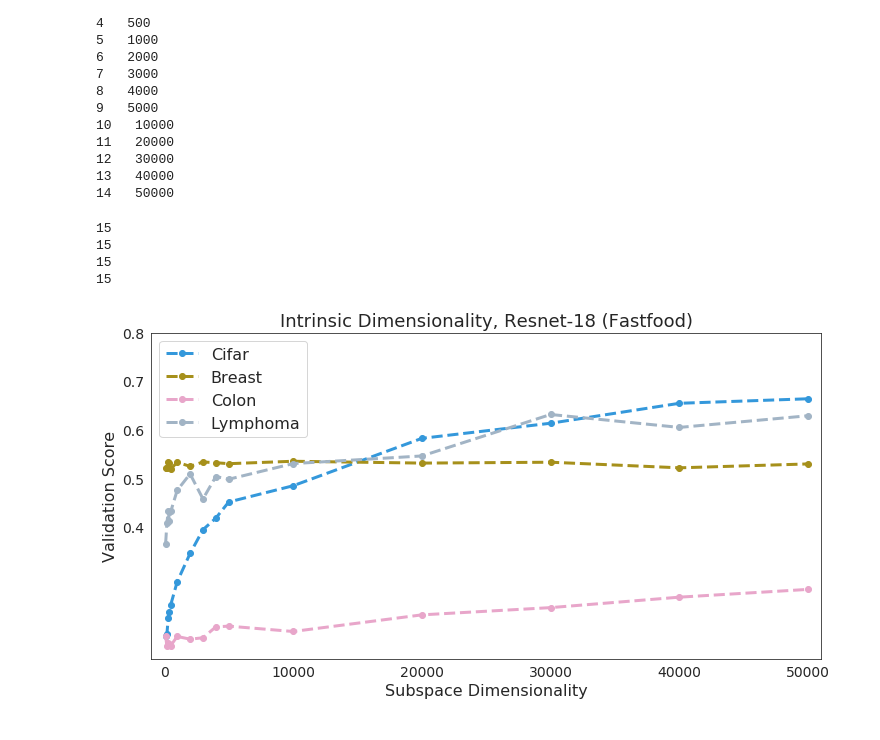
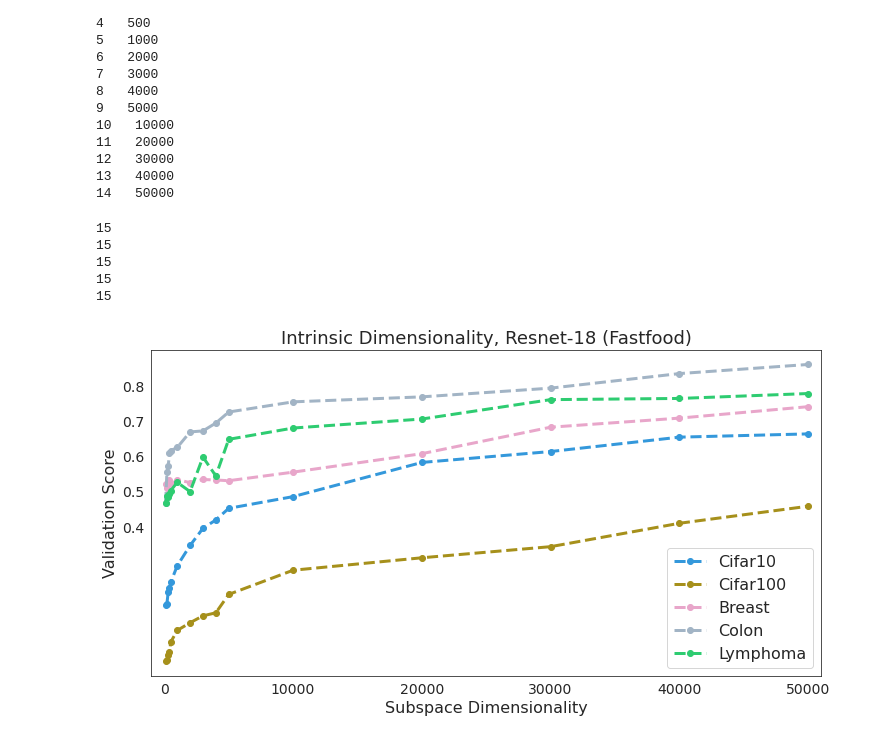
Before and after one commit to jgamper/intrinsic-dimensionality, a Jupyter notebook: notebooks/Multiple datasets.ipynb, the cells around one changed output. Drawn from its saved outputs; the diff is of its cells as text; code cells hidden in the pictures.

Commit message:
colon, cifar100 done

```diff
--- a/notebooks/Multiple datasets.ipynb
+++ b/notebooks/Multiple datasets.ipynb
@@ -40,47 +40,54 @@ cifar = np.array([17.52, 17.96, 21.24, 22.48, 24.05, 28.78,
                34.58, 39.47, 41.86, 45.17, 48.51, 58.26,
                   61.37, 65.47, 66.4])
 print(len(cifar))
-breast = np.array([52.12, 52.15, 53.45, 53.22, 51.95, 53.35,
-                  52.5, 53.4, 53.25, 53.05, 53.55,
-                  53.17, 53.35, 52.2, 53])
+breast = np.array([52.12, 51.07, 52.45, 53.22, 51.95, 53.35,
+                  52.5, 53.4, 53.25, 53.05, 55.49,
+                  60.76, 68.31, 70.9, 74.16])
 print(len(breast))
-colon = np.array([17.69, 15.47, 16.2, 15.87, 15.65, 17.52,
-                  16.96, 17.25, 19.49, 19.64, 18.54,
-                  21.96, 23.45, 25.6, 27.2])
+colon = np.array([46.69, 55.47, 57.2, 60.87, 61.65, 62.52,
+                  66.96, 67.25, 69.49, 72.64, 75.54,
+                  76.96, 79.45, 83.6, 86.2])
 print(len(colon))
-lymphoma = np.array([36.61, 40.79, 43.27, 41.27, 43.23, 47.58,
-                     50.94, 45.8, 50.41, 49.85, 53.07, 54.64,
-                     63.17, 60.51, 62.91])
+lymphoma = np.array([46.61, 48.79, 48.27, 49.27, 50.23, 52.58,
+                     49.94, 59.8, 54.41, 64.85, 68.07, 70.64,
+                     76.17, 76.51, 77.91])
 print(len(lymphoma))
+cifar100 = np.array([01.64, 01.84, 03.42, 04.19, 07.02, 10.35,
+                     12.55, 14.51, 15.38, 20.62, 27.52,
+                     31.07, 34.24, 40.91, 45.77])
+print(len(cifar100))
 df = pd.DataFrame({'Dimension': dims,
-                  'Cifar': cifar,
+                  'Cifar10': cifar,
+                  'Cifar100': cifar100,
                   'Breast': breast,
                   'Colon': colon,
-                  'Lymphoma': lymphoma}, index=None)
-df[['Cifar', 'Breast', 'Colon', 'Lymphoma']] = df[['Cifar', 'Breast', 'Colon', 'Lymphoma']] / 100
+                  'Lymphoma': lymphoma,
+                  }, index=None)
+df[['Cifar10', 'Cifar100', 'Breast', 'Colon', 'Lymphoma']] = df[['Cifar10', 'Cifar100', 'Breast', 'Colon', 'Lymphoma']] / 100
 # %% [output]
 15
 15
 15
 15
+15
 # %%
 fig, ax = plt.subplots(figsize=(12, 6))
-for task in ['Cifar', 'Breast', 'Colon', 'Lymphoma']:
+for task in ['Cifar10', 'Cifar100', 'Breast', 'Colon', 'Lymphoma']:
     acc = df[task].values
     ax.plot(dims, acc, '--o', linewidth=3.0, label=task) #+' AUC: {:,.0f}'.format(auc(dims,acc)))
 ax.set_xticks(x)
 ax.set_xlim([-1000, x[-1]+1000])
 # ax.set_ylim([np.min(acc)-0.02, 0.9])
 ax.set_yticks(y)
 ax.set_xlabel('Subspace Dimensionality')
 ax.set_ylabel('Validation Score')
 ax.tick_params(axis='both', which='major', labelsize=14)
 ax.title.set_text("Intrinsic Dimensionality, Resnet-18 (Fastfood)")
 ax.title.set_size(18)
 ax.title.set_size(18)
 ax.xaxis.label.set_size(16)
 ax.yaxis.label.set_size(16)
 plt.legend(fontsize=16)
 plt.savefig("multiple_datasets.png", dpi=400)
 # %% [output]
-[figure, old version]
+[figure, new version]
```
Also changed, not shown: 6 other files.
